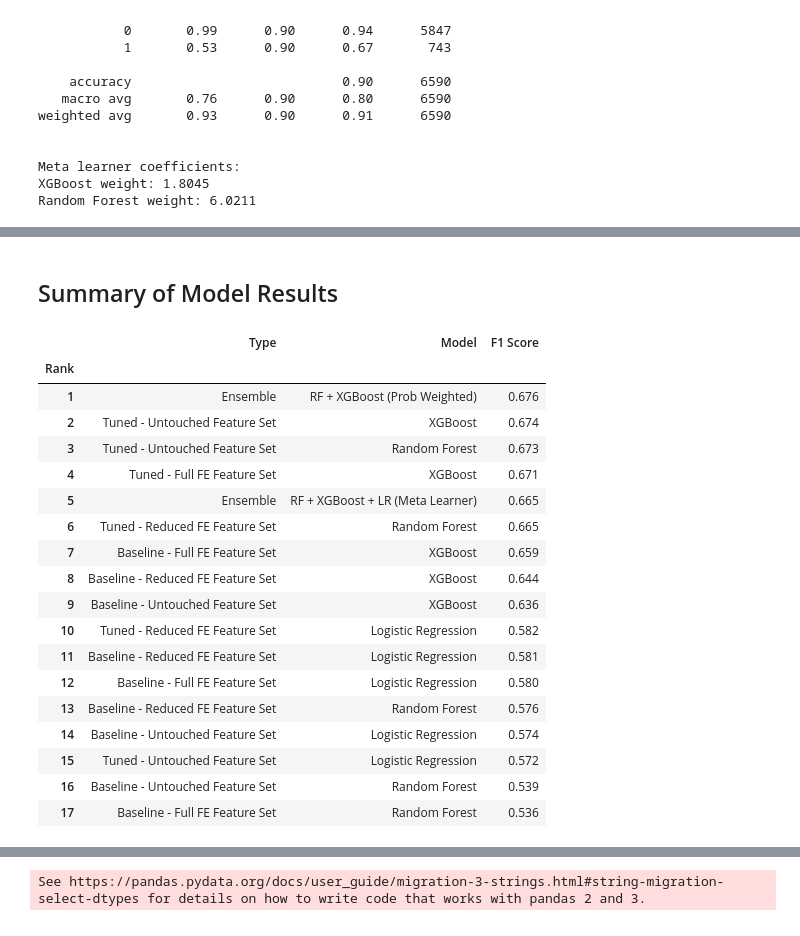
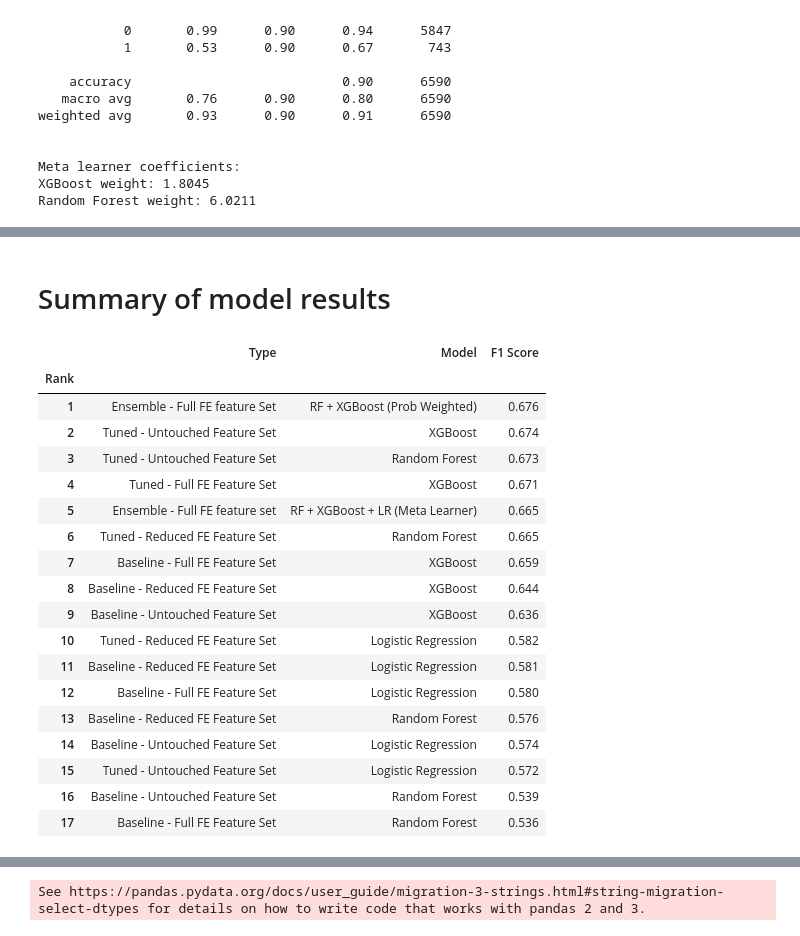
Before and after one commit to donya-beh/GSB-545, a Jupyter notebook: Midterm/Midterm_notebook.ipynb, the cells around one changed output, grey strips where cells are left out. Saved outputs shown, nothing was run; the diff lists cells and outputs as text; code cells hidden in the pictures.

```diff
--- a/Midterm/Midterm_notebook.ipynb
+++ b/Midterm/Midterm_notebook.ipynb
@@ -1992,41 +2005,41 @@ Random Forest weight: 6.0211
 # %% [markdown]
-## Summary of Model Results
+# Summary of model results
 # %%
 results = pd.DataFrame([
     # type, model, f1_score
     ('Baseline - Untouched Feature Set',  'Logistic Regression', 0.574),
     ('Baseline - Untouched Feature Set',  'Random Forest',       0.539),
     ('Baseline - Untouched Feature Set',  'XGBoost',             0.636),
     ('Baseline - Full FE Feature Set',    'Logistic Regression', 0.580),
     ('Baseline - Full FE Feature Set',    'Random Forest',       0.536),
     ('Baseline - Full FE Feature Set',    'XGBoost',             0.659),
     ('Baseline - Reduced FE Feature Set', 'Logistic Regression', 0.581),
     ('Baseline - Reduced FE Feature Set', 'Random Forest',       0.576),
     ('Baseline - Reduced FE Feature Set', 'XGBoost',             0.644),
     ('Tuned - Untouched Feature Set',     'Logistic Regression', 0.572),
     ('Tuned - Untouched Feature Set',     'Random Forest',       0.673),
     ('Tuned - Untouched Feature Set',     'XGBoost',             0.674),
     ('Tuned - Reduced FE Feature Set',    'Logistic Regression', 0.582),
     ('Tuned - Reduced FE Feature Set',    'Random Forest',       0.665),
     ('Tuned - Full FE Feature Set',       'XGBoost',             0.671),
-    ('Ensemble',                          'RF + XGBoost (Prob Weighted)', 0.676),
-    ('Ensemble',                          'RF + XGBoost + LR (Meta Learner)', 0.665),
+    ('Ensemble - Full FE feature Set',    'RF + XGBoost (Prob Weighted)', 0.676),
+    ('Ensemble - Full FE feature set',    'RF + XGBoost + LR (Meta Learner)', 0.665),
 ], columns=['Type', 'Model', 'F1 Score'])
 
 # rank by F1 score
 results = results.sort_values('F1 Score', ascending=False).reset_index(drop=True)
 results.index += 1
 results.index.name = 'Rank'
 
 results
 # %% [output]
 |  | Type | Model | F1 Score |
 | Rank |  |  |  |
-| 1 | Ensemble | RF + XGBoost (Prob Weighted) | 0.676 |
+| 1 | Ensemble - Full FE feature Set | RF + XGBoost (Prob Weighted) | 0.676 |
 | 2 | Tuned - Untouched Feature Set | XGBoost | 0.674 |
 | 3 | Tuned - Untouched Feature Set | Random Forest | 0.673 |
 | 4 | Tuned - Full FE Feature Set | XGBoost | 0.671 |
-| 5 | Ensemble | RF + XGBoost + LR (Meta Learner) | 0.665 |
+| 5 | Ensemble - Full FE feature set | RF + XGBoost + LR (Meta Learner) | 0.665 |
 | 6 | Tuned - Reduced FE Feature Set | Random Forest | 0.665 |
 | 7 | Baseline - Full FE Feature Set | XGBoost | 0.659 |
 | 8 | Baseline - Reduced FE Feature Set | XGBoost | 0.644 |
```
Also changed, not shown: parts of 39 cells of this notebook, 2 other files.
